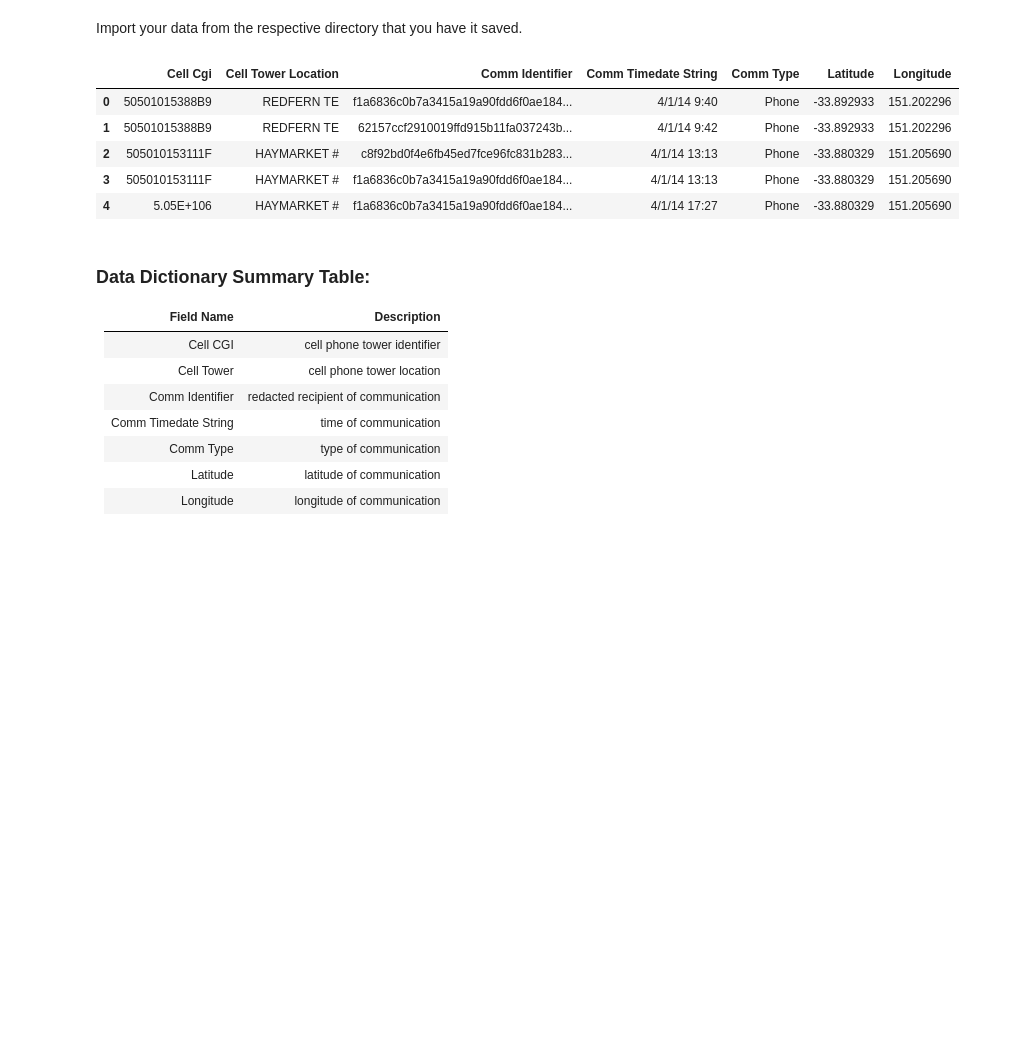
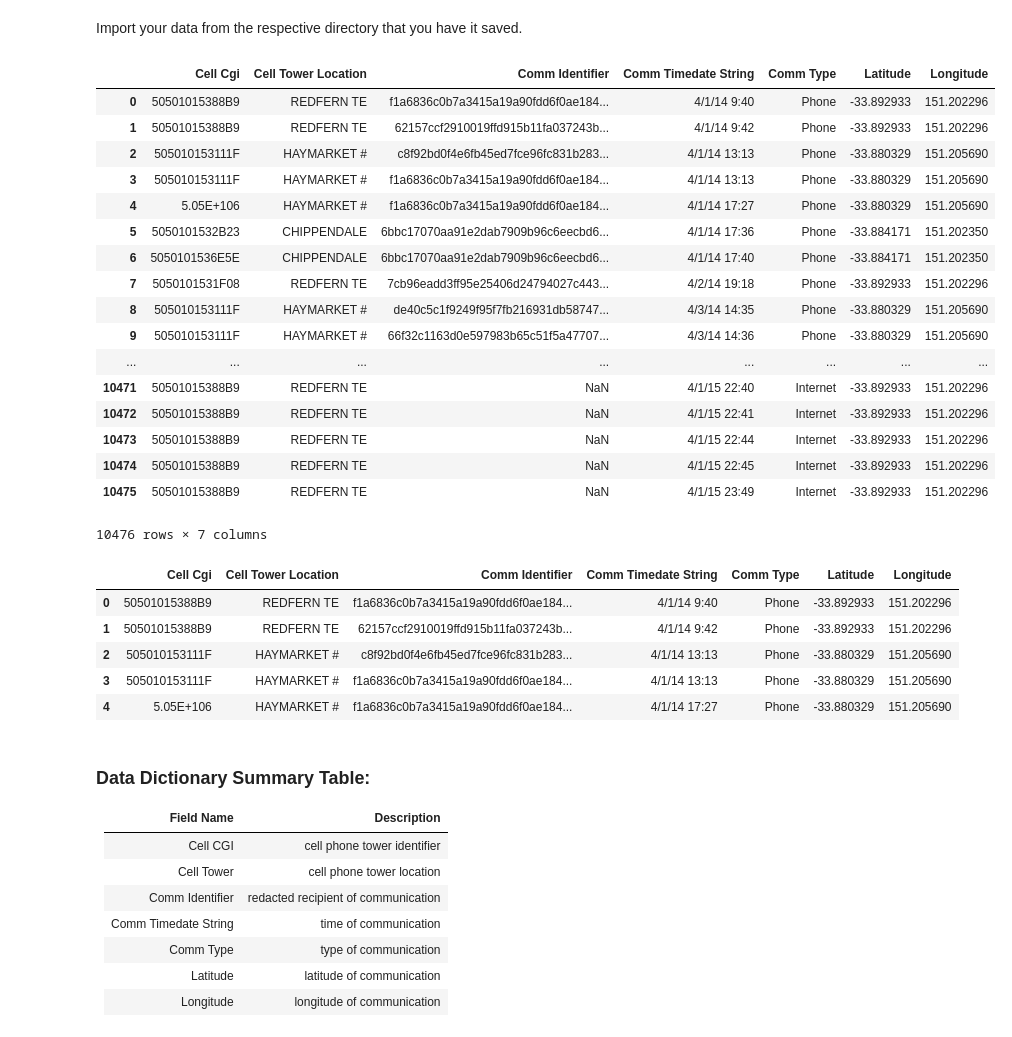
Before and after one commit to godsylla/visualizing-geodata_folium-bokeh-demo-, a Jupyter notebook: Folium_Demo.ipynb, the cells around one changed output. Saved outputs shown, nothing was run; the diff lists cells and outputs as text; code cells hidden in the pictures; blank space fills up the shorter version.

```diff
--- a/Folium_Demo.ipynb
+++ b/Folium_Demo.ipynb
@@ -99,4 +97,25 @@ Import your data from the respective directory that you have it saved.
 data = pd.read_csv('./cellmetadata.csv')
+# %%
+data
+# %% [output]
+|  | Cell Cgi | Cell Tower Location | Comm Identifier | Comm Timedate String | Comm Type | Latitude | Longitude |
+| 0 | 50501015388B9 | REDFERN TE | f1a6836c0b7a3415a19a90fdd6f0ae184... | 4/1/14 9:40 | Phone | -33.892933 | 151.202296 |
+| 1 | 50501015388B9 | REDFERN TE | 62157ccf2910019ffd915b11fa037243b... | 4/1/14 9:42 | Phone | -33.892933 | 151.202296 |
+| 2 | 505010153111F | HAYMARKET # | c8f92bd0f4e6fb45ed7fce96fc831b283... | 4/1/14 13:13 | Phone | -33.880329 | 151.205690 |
+| 3 | 505010153111F | HAYMARKET # | f1a6836c0b7a3415a19a90fdd6f0ae184... | 4/1/14 13:13 | Phone | -33.880329 | 151.205690 |
+| 4 | 5.05E+106 | HAYMARKET # | f1a6836c0b7a3415a19a90fdd6f0ae184... | 4/1/14 17:27 | Phone | -33.880329 | 151.205690 |
+| 5 | 5050101532B23 | CHIPPENDALE | 6bbc17070aa91e2dab7909b96c6eecbd6... | 4/1/14 17:36 | Phone | -33.884171 | 151.202350 |
+| 6 | 5050101536E5E | CHIPPENDALE | 6bbc17070aa91e2dab7909b96c6eecbd6... | 4/1/14 17:40 | Phone | -33.884171 | 151.202350 |
+| 7 | 5050101531F08 | REDFERN TE | 7cb96eadd3ff95e25406d24794027c443... | 4/2/14 19:18 | Phone | -33.892933 | 151.202296 |
+| 8 | 505010153111F | HAYMARKET # | de40c5c1f9249f95f7fb216931db58747... | 4/3/14 14:35 | Phone | -33.880329 | 151.205690 |
+| 9 | 505010153111F | HAYMARKET # | 66f32c1163d0e597983b65c51f5a47707... | 4/3/14 14:36 | Phone | -33.880329 | 151.205690 |
+| ... | ... | ... | ... | ... | ... | ... | ... |
+| 10471 | 50501015388B9 | REDFERN TE | NaN | 4/1/15 22:40 | Internet | -33.892933 | 151.202296 |
+| 10472 | 50501015388B9 | REDFERN TE | NaN | 4/1/15 22:41 | Internet | -33.892933 | 151.202296 |
+| 10473 | 50501015388B9 | REDFERN TE | NaN | 4/1/15 22:44 | Internet | -33.892933 | 151.202296 |
+| 10474 | 50501015388B9 | REDFERN TE | NaN | 4/1/15 22:45 | Internet | -33.892933 | 151.202296 |
+| 10475 | 50501015388B9 | REDFERN TE | NaN | 4/1/15 23:49 | Internet | -33.892933 | 151.202296 |
+10476 rows × 7 columns
 # %%
 data.head()
 # %% [output]
```
Also changed, not shown: parts of 36 cells of this notebook, 1 other file.
